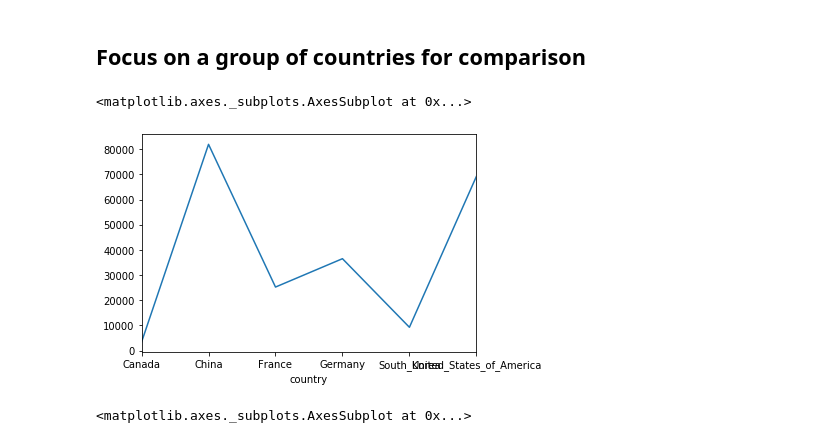
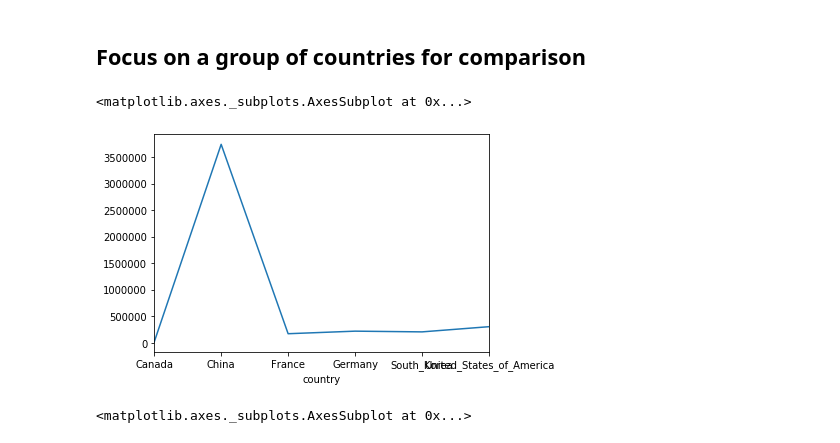
Before and after one commit to bcCOVID-19group/COVID-19-by-region, a Jupyter notebook: notebooks/covid-19-medium-post-ecdc-data-first-touch.ipynb, the cells around one changed output. Saved outputs shown, nothing was run; the diff lists cells and outputs as text; code cells hidden in the pictures.

```diff
--- a/notebooks/covid-19-medium-post-ecdc-data-first-touch.ipynb
+++ b/notebooks/covid-19-medium-post-ecdc-data-first-touch.ipynb
@@ -104,10 +104,10 @@ Comparisons = ['Canada', 'United_States_of_America', 'France', 'Germany', 'South
 # %%
 subset = data_world.loc[(data_world['country'].isin(Comparisons))]
 # %%
-(subset.groupby(['country']).sum()['cases']).plot()
+(subset.groupby(['country']).sum()['cases_cum']).plot()
 # %% [output]
 <matplotlib.axes._subplots.AxesSubplot at 0x...>
-[figure, old version]
+[figure, new version]
 # %%
 subset.pivot(columns="country", values="cases_cum").plot()
 # %% [output]
```
Also changed, not shown: parts of 1 cell of this notebook.
